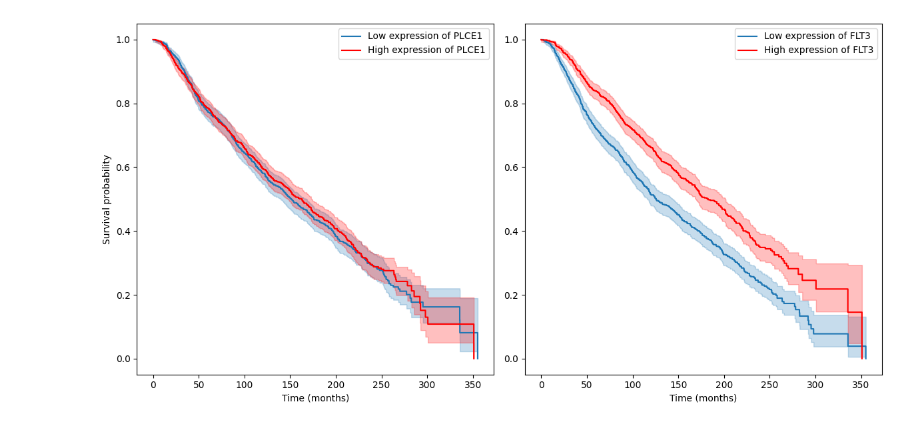
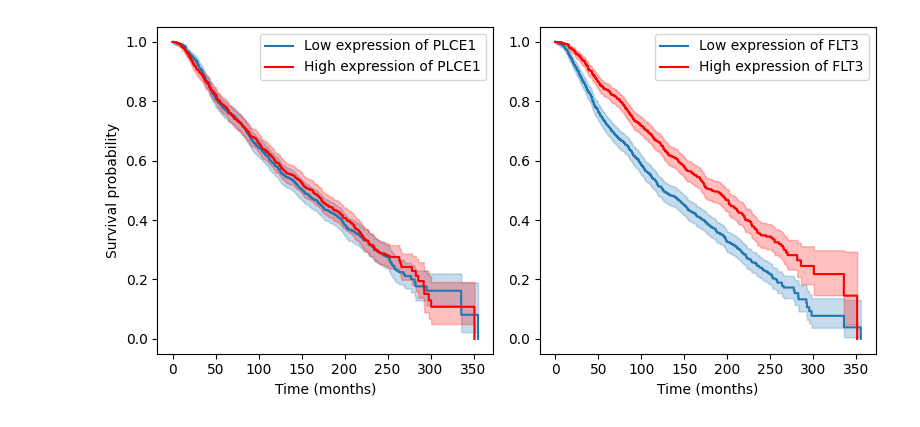
Before and after one commit to biolab/Discovery-Science-2023, a Jupyter notebook: notebooks/1.0-figure1.ipynb, the cells around one changed output. Drawn from its saved outputs; the diff is of its cells as text; code cells hidden in the pictures.

Commit message:
figures 1, 2 and 3

```diff
--- a/notebooks/1.0-figure1.ipynb
+++ b/notebooks/1.0-figure1.ipynb
@@ -18,32 +18,32 @@ median_plce1 = df['PLCE1'].median()
 
 # Create two groups: below and above median
 plce1_low = df['PLCE1'] <= median_plce1
 plce1_high = df['PLCE1'] > median_plce1
 
 
-fig, ax = plt.subplots(ncols=2, nrows=1, figsize=(12, 6))
+fig, ax = plt.subplots(ncols=2, nrows=1, figsize=(8, 4))
 
 kmf = KaplanMeierFitter()
 kmf_low = kmf.fit(df['time'][plce1_low], df['event'][plce1_low], label='Low expression of PLCE1')
 kmf_low.plot_survival_function(ax=ax[0])
 
 kmf_high = kmf.fit(df['time'][plce1_high], df['event'][plce1_high], label='High expression of PLCE1')
 kmf_high.plot_survival_function(ax=ax[0], c='red')
 
 
 kmf = KaplanMeierFitter()
 kmf_low = kmf.fit(df['time'][flt3_low], df['event'][flt3_low], label='Low expression of FLT3')
 kmf_low.plot_survival_function(ax=ax[1])
 
 kmf_high = kmf.fit(df['time'][flt3_high], df['event'][flt3_high], label='High expression of FLT3')
 kmf_high.plot_survival_function(ax=ax[1], c='red')
 
 ax[0].set_ylabel("Survival probability")
 ax[0].set_xlabel("Time (months)")
 ax[1].set_xlabel("Time (months)")
 
 fig.tight_layout()
 
 plt.savefig('../figures/figure1_biomarker_example.pdf', dpi=300)
 # %% [output]
-[figure, old version]
+[figure, new version]
```
Also changed, not shown: 4 other files.
